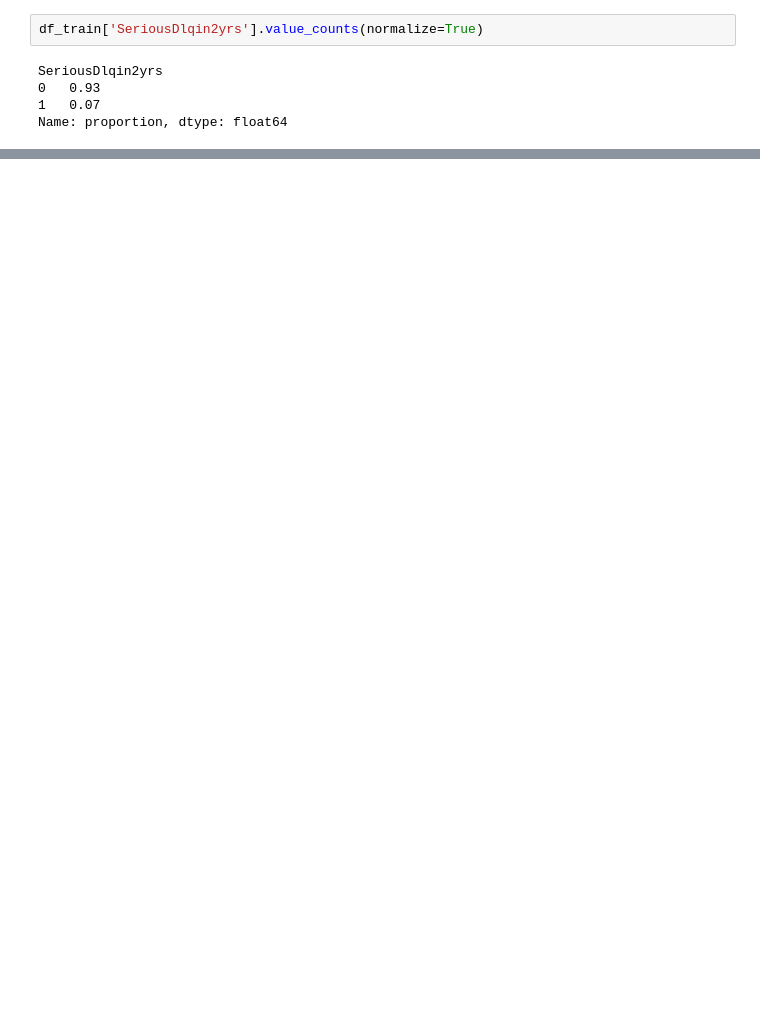
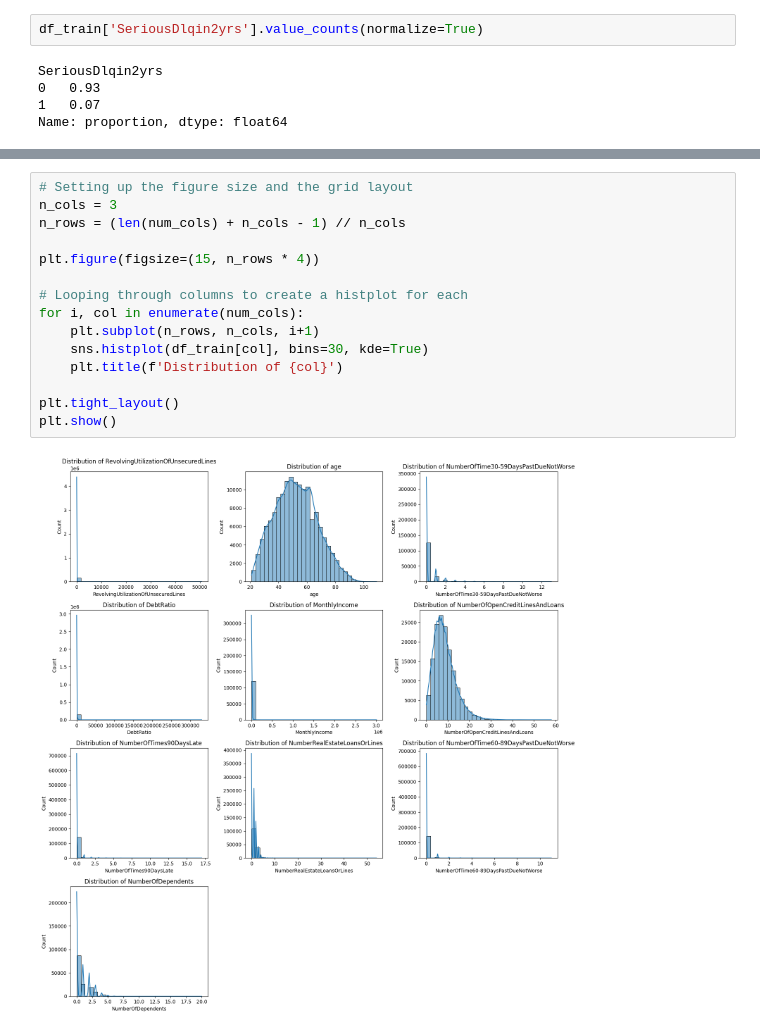
Before and after one commit to RSP004/Credit-Default-Risk-Prediction, a Jupyter notebook: 00 - Data_Exploration.ipynb, the cells around one changed output, grey strips where cells are left out. Drawn from its saved outputs; the diff is of its cells as text; blank space fills up the shorter version.

```diff
--- a/00 - Data_Exploration.ipynb
+++ b/00 - Data_Exploration.ipynb
@@ -202,0 +302,17 @@ Factor NumberOfDependents outliers are values < -3.0 or > 4.0
+# %%
+# Setting up the figure size and the grid layout
+n_cols = 3
+n_rows = (len(num_cols) + n_cols - 1) // n_cols
+
+plt.figure(figsize=(15, n_rows * 4))
+
+# Looping through columns to create a histplot for each
+for i, col in enumerate(num_cols):
+    plt.subplot(n_rows, n_cols, i+1)
+    sns.histplot(df_train[col], bins=30, kde=True)
+    plt.title(f'Distribution of {col}')
+
+plt.tight_layout()
+plt.show()
+# %% [output]
+[figure, added]
```
Also changed, not shown: parts of 40 cells of this notebook.
